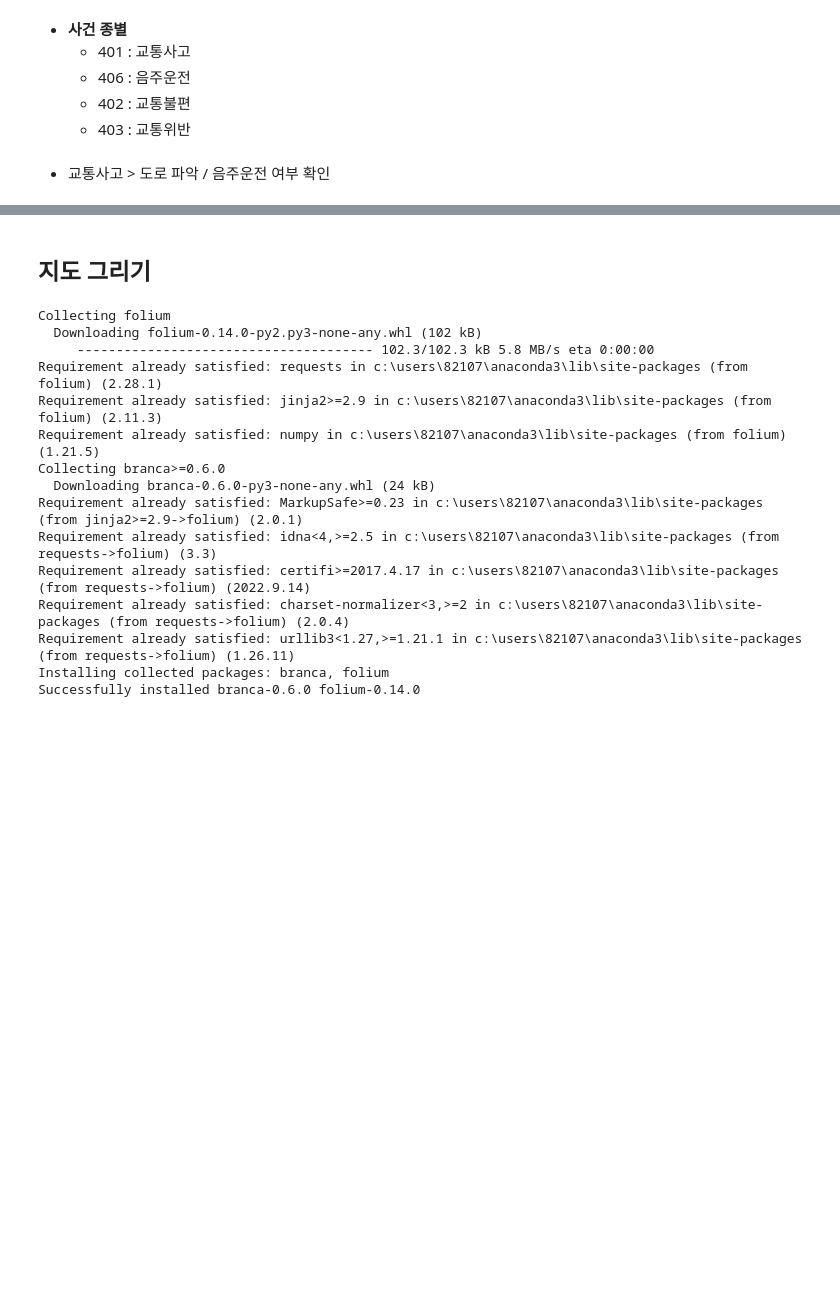
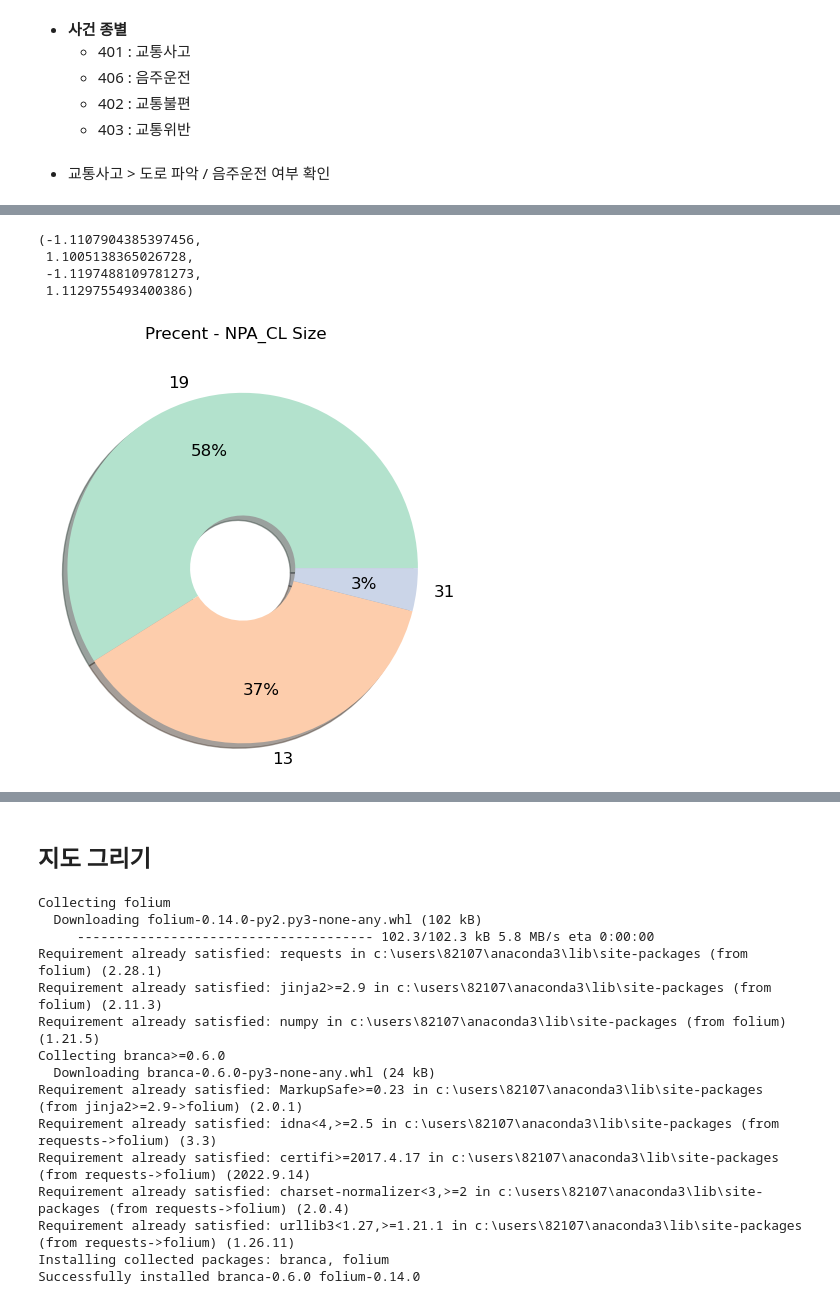
Before and after one commit to Muj2n/Trafic_Data_Analysis_Contest, a Jupyter notebook: Mujin/Trafic_Data_Analysis_Contest.ipynb, the cells around one changed output, grey strips where cells are left out. Saved outputs shown, nothing was run; the diff lists cells and outputs as text; code cells hidden in the pictures; blank space fills up the shorter version.

```diff
--- a/Mujin/Trafic_Data_Analysis_Contest.ipynb
+++ b/Mujin/Trafic_Data_Analysis_Contest.ipynb
@@ -221,6 +221,9 @@ KP2020['MINUTE'] =  pd.to_datetime(KP2020['TIME']).dt.minute
 # 초
 KP2020['SECOND'] =  pd.to_datetime(KP2020['TIME']).dt.second
 
+# 요일
+KP2020['WEEKDAY'] = pd.to_datetime(KP2020['TIME']).dt.weekday
+
 # 원래 시간 컬럼 삭제
 KP2020 = KP2020.drop(['RECV_CPLT_DM','TIME'], axis = 1)
 
@@ -245,6 +248,9 @@ KP2021['MINUTE'] =  pd.to_datetime(KP2021['TIME']).dt.minute
 
 # 초
 KP2021['SECOND'] =  pd.to_datetime(KP2021['TIME']).dt.second
+
+# 요일
+KP2021['WEEKDAY'] = pd.to_datetime(KP2021['TIME']).dt.weekday
 
 # 원래 시간 컬럼 삭제
 KP2021= KP2021.drop(['RECV_CPLT_DM','TIME'], axis = 1)
@@ -359,3 +365,9 @@ NPA2020
+# %%
+# NPA2020 요일 변경
+NPA2020['TIME'] = NPA2020['YEAR'] + NPA2020['MONTH'] + NPA2020['DAY']
+NPA2020['WEEKDAY'] = pd.to_datetime(NPA2020['TIME']).dt.weekday
+NPA2020['WEEKDAY']
+NPA2020 = NPA2020.drop(['TIME'], axis = 1)
 # %%
 def N_rep(x):
     if x == ' ':
@@ -549,0 +588,23 @@ Name: EVT_CL_CD, dtype: int64
+# %%
+def custom_autopct(pct):
+  return ('%d%%' % pct) if pct > 2 else '' # 2프로 이상인 컬럼만 표시
+
+# 전체 - 경찰청별 사고 총 건수(비율)
+fig, ax1 = plt.subplots(nrows=1, ncols=1)
+fig.set_size_inches(5, 5)
+fig.suptitle("Precent - NPA_CL Size")
+
+ax1.pie(data['NPA_CL'].value_counts().values,
+        labels=data['NPA_CL'].value_counts().index,
+        autopct=custom_autopct,
+        colors=sns.color_palette('Pastel2',len(data['NPA_CL'].value_counts().index)),
+        shadow = True, pctdistance=0.7,
+        wedgeprops = {'width': 0.7},
+        textprops={'fontsize':12})
+ax1.axis('equal')
+# %% [output]
+(-1.1107904385397456,
+ 1.1005138365026728,
+ -1.1197488109781273,
+ 1.1129755493400386)
+[figure, added]
```
Also changed, not shown: parts of 21 cells of this notebook.
